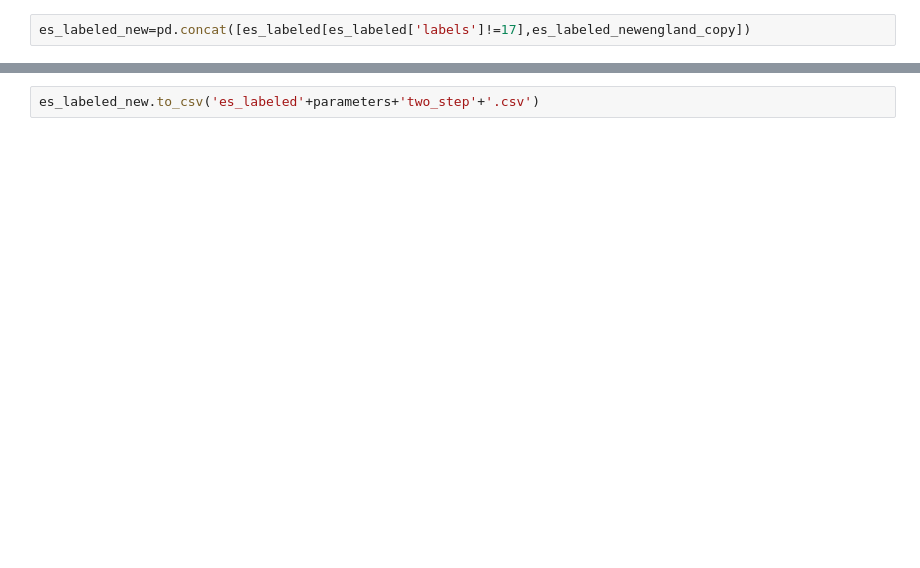
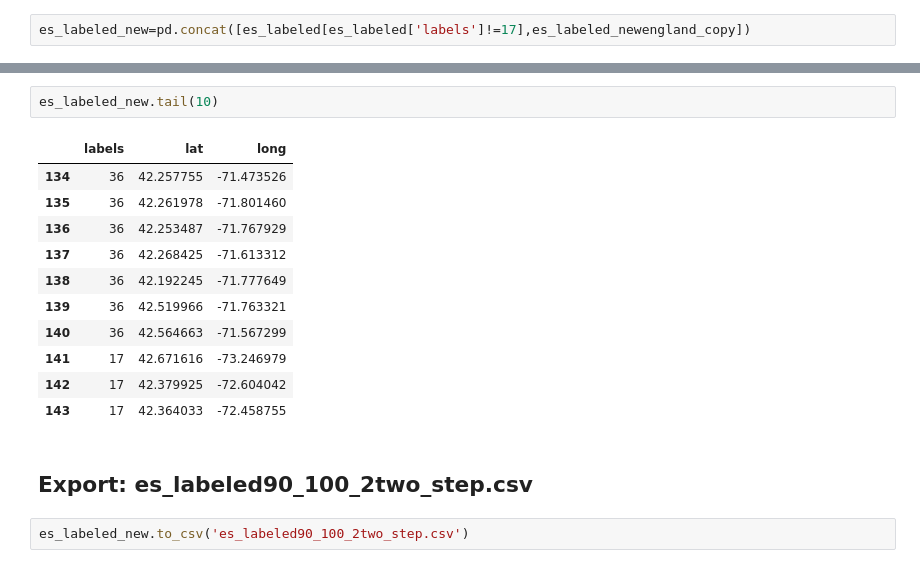
Before and after one commit to herbsh/solar_project, a Jupyter notebook: 1_code/step1_clustering.ipynb, the cells around one changed output, grey strips where cells are left out. Cells and saved outputs as stored; diff of their text form; blank space fills up the shorter version.

Commit message:
Refactored step1

```diff
--- a/1_code/step1_clustering.ipynb
+++ b/1_code/step1_clustering.ipynb
@@ -382,2 +346,18 @@ es_labeled_new.describe()
+# %%
+es_labeled_new.tail(10)
+# %% [output]
+|  | labels | lat | long |
+| 134 | 36 | 42.257755 | -71.473526 |
+| 135 | 36 | 42.261978 | -71.801460 |
+| 136 | 36 | 42.253487 | -71.767929 |
+| 137 | 36 | 42.268425 | -71.613312 |
+| 138 | 36 | 42.192245 | -71.777649 |
+| 139 | 36 | 42.519966 | -71.763321 |
+| 140 | 36 | 42.564663 | -71.567299 |
+| 141 | 17 | 42.671616 | -73.246979 |
+| 142 | 17 | 42.379925 | -72.604042 |
+| 143 | 17 | 42.364033 | -72.458755 |
+# %% [markdown]
+## Export: es_labeled90_100_2two_step.csv
 # %%
-es_labeled_new.to_csv('es_labeled'+parameters+'two_step'+'.csv')
+es_labeled_new.to_csv('es_labeled90_100_2two_step.csv')
```
Also changed, not shown: parts of 37 cells of this notebook, 2 other files.
